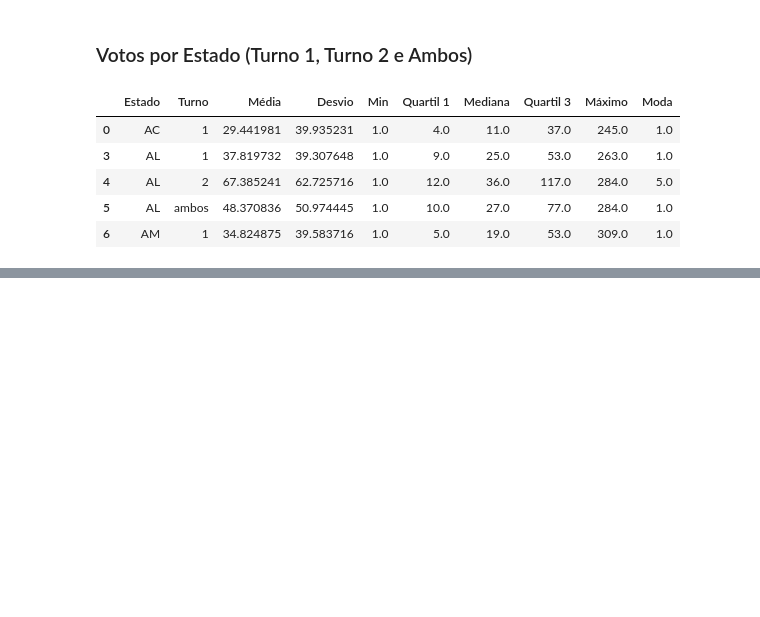
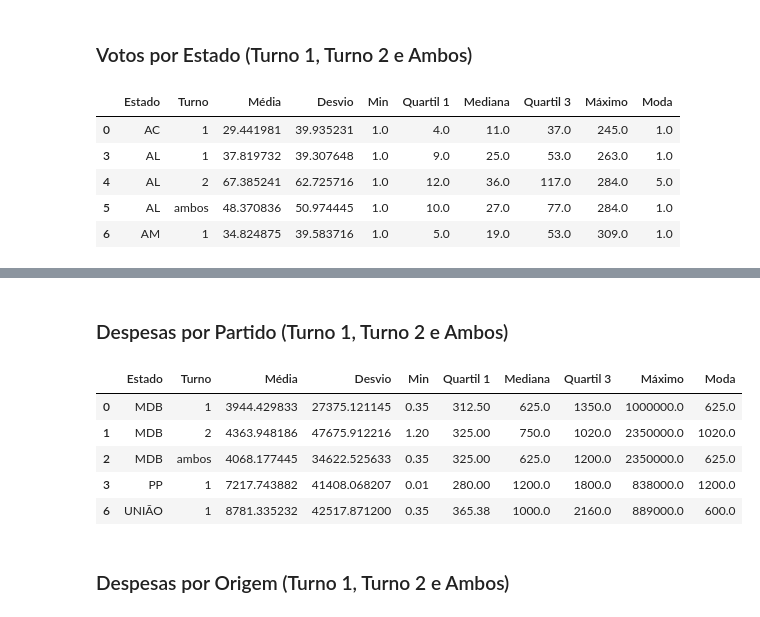
Before and after one commit to AndreiRech/Election, a Jupyter notebook: Analise.ipynb, the cells around one changed output, grey strips where cells are left out. Cells and saved outputs as stored; diff of their text form; code cells hidden in the pictures; blank space fills up the shorter version.

```diff
--- a/Analise.ipynb
+++ b/Analise.ipynb
@@ -284,0 +433,35 @@ df_estatisticas.head()
+# %% [markdown]
+### Despesas por Partido (Turno 1, Turno 2 e Ambos)
+# %%
+estatisticas_despesas_partido = estatisticas_despesas(df, 'SG_PARTIDO')
+
+data = []
+
+for (estado, turno), votos_summary in estatisticas_despesas_partido.items():
+    data.append({
+        'Estado': estado,
+        'Turno': turno,
+        'Média': votos_summary['mean'],
+        'Desvio': votos_summary['std'],
+        'Min': votos_summary['min'],
+        'Quartil 1': votos_summary['quartis'][0.25],
+        'Mediana': votos_summary['quartis'][0.5],
+        'Quartil 3': votos_summary['quartis'][0.75],
+        'Máximo': votos_summary['max'],
+        'Moda': votos_summary['mode']
+    })
+
+df_estatisticas = pd.DataFrame(data)
+# %%
+df_estatisticas = df_estatisticas.dropna(subset=['Média', 'Desvio', 'Min', 'Quartil 1', 'Mediana', 'Quartil 3', 'Máximo', 'Moda'], how='all')
+df_estatisticas = df_estatisticas.drop_duplicates(subset=['Estado', 'Média', 'Desvio'], keep='first')
+df_estatisticas.head()
+# %% [output]
+|  | Estado | Turno | Média | Desvio | Min | Quartil 1 | Mediana | Quartil 3 | Máximo | Moda |
+| 0 | MDB | 1 | 3944.429833 | 27375.121145 | 0.35 | 312.50 | 625.0 | 1350.0 | 1000000.0 | 625.0 |
+| 1 | MDB | 2 | 4363.948186 | 47675.912216 | 1.20 | 325.00 | 750.0 | 1020.0 | 2350000.0 | 1020.0 |
+| 2 | MDB | ambos | 4068.177445 | 34622.525633 | 0.35 | 325.00 | 625.0 | 1200.0 | 2350000.0 | 625.0 |
+| 3 | PP | 1 | 7217.743882 | 41408.068207 | 0.01 | 280.00 | 1200.0 | 1800.0 | 838000.0 | 1200.0 |
+| 6 | UNIÃO | 1 | 8781.335232 | 42517.871200 | 0.35 | 365.38 | 1000.0 | 2160.0 | 889000.0 | 600.0 |
+# %% [markdown]
+### Despesas por Origem (Turno 1, Turno 2 e Ambos)
```
Also changed, not shown: parts of 15 cells of this notebook.
